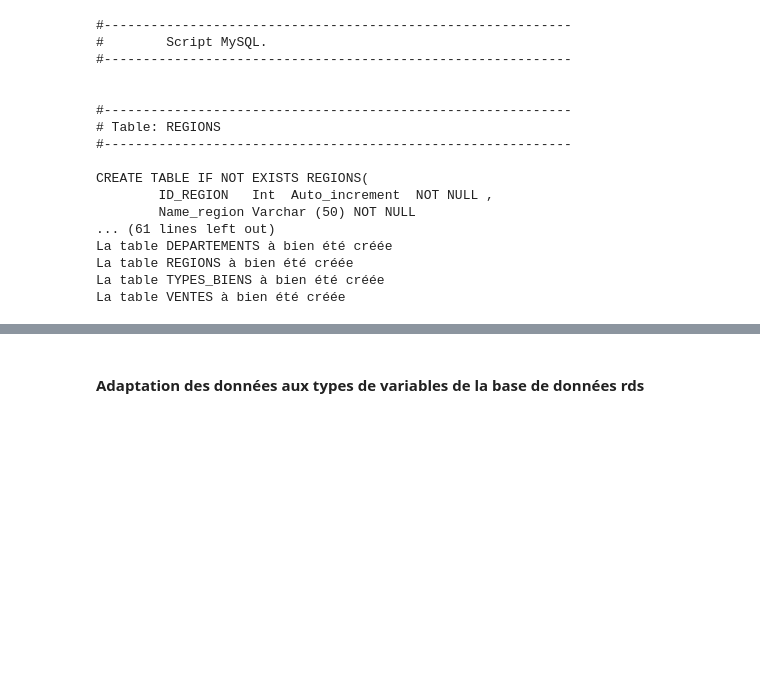
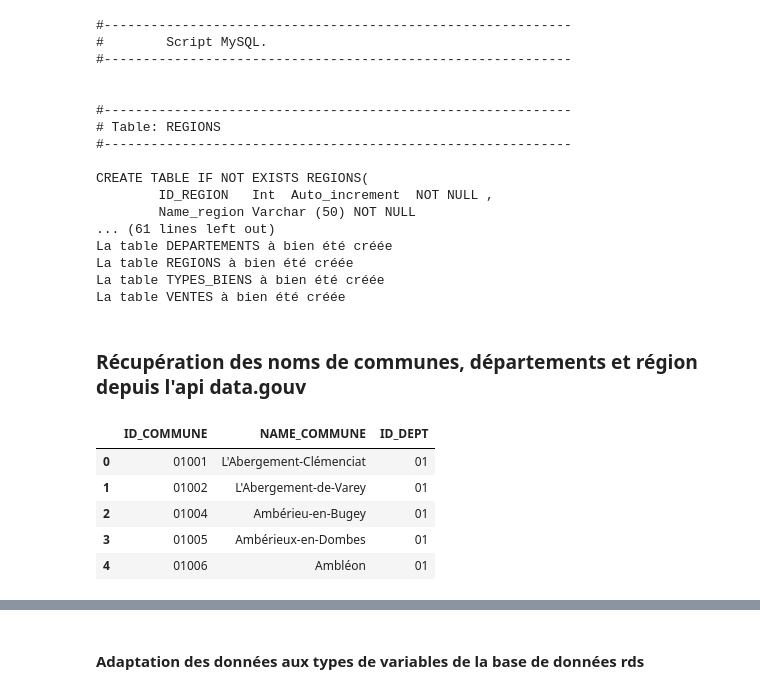
Before and after one commit to Kevin-Le-Grand/certif_app_immo, a Jupyter notebook: datagouv_to_rds/Test_scraping_rds_s3.ipynb, the cells around one changed output, grey strips where cells are left out. Saved outputs shown, nothing was run; the diff lists cells and outputs as text; code cells hidden in the pictures; blank space fills up the shorter version.

Commit message:
récupération des noms de régions et de départements sur api dat.gouv

```diff
--- a/datagouv_to_rds/Test_scraping_rds_s3.ipynb
+++ b/datagouv_to_rds/Test_scraping_rds_s3.ipynb
@@ -236,3 +236,22 @@ La table VENTES à bien été créée
 # %%
 cursor.close()
 db.close()
+# %% [markdown]
+### Récupération des noms de communes, départements et région depuis l'api data.gouv
+# %%
+### Récupération des codes communes , noms communes et code départements
+url = "https://geo.api.gouv.fr/communes"
+response = requests.get(url)
+data_communes = response.json()
+data_communes = pd.DataFrame(data_communes)
+data_communes = data_communes.loc[:,["code","nom","codeDepartement"]]
+data_communes = data_communes.drop_duplicates()
+data_communes.columns= ["ID_COMMUNE","NAME_COMMUNE","ID_DEPT"]
+data_communes.head()
+# %% [output]
+|  | ID_COMMUNE | NAME_COMMUNE | ID_DEPT |
+| 0 | 01001 | L'Abergement-Clémenciat | 01 |
+| 1 | 01002 | L'Abergement-de-Varey | 01 |
+| 2 | 01004 | Ambérieu-en-Bugey | 01 |
+| 3 | 01005 | Ambérieux-en-Dombes | 01 |
+| 4 | 01006 | Ambléon | 01 |
```
Also changed, not shown: parts of 2 cells of this notebook.
